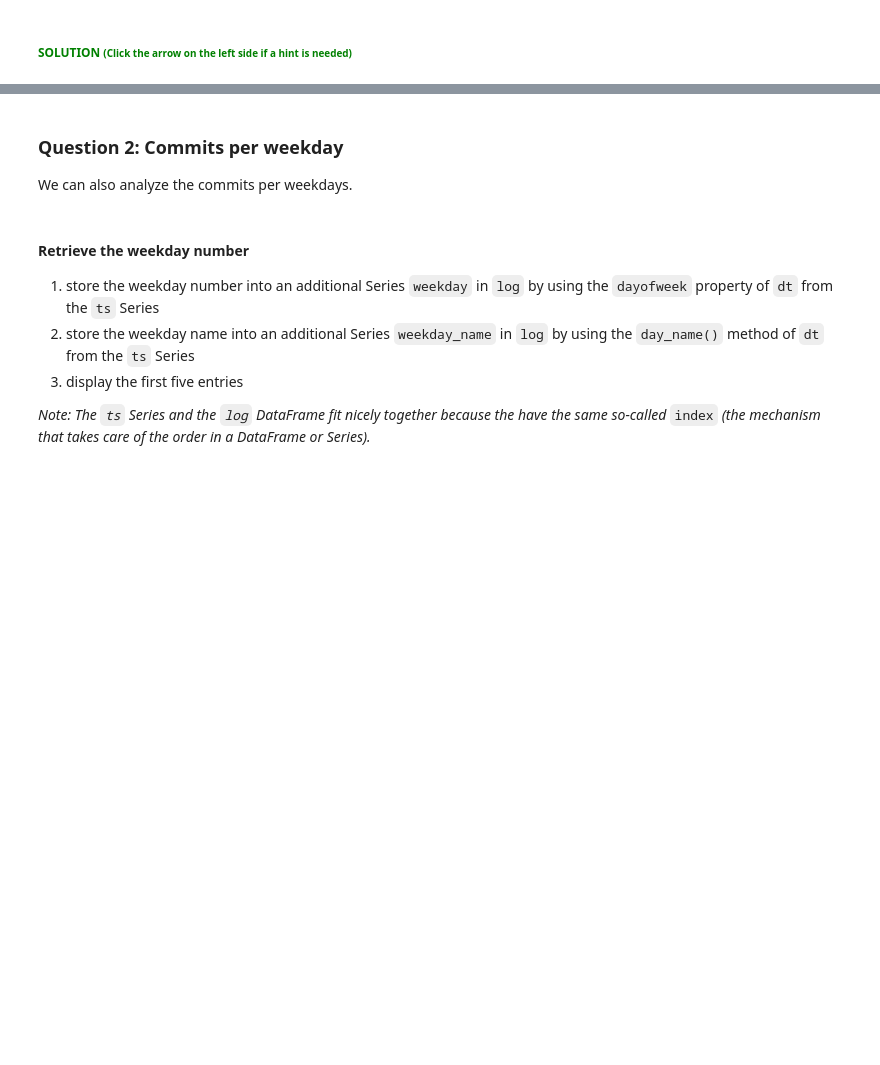
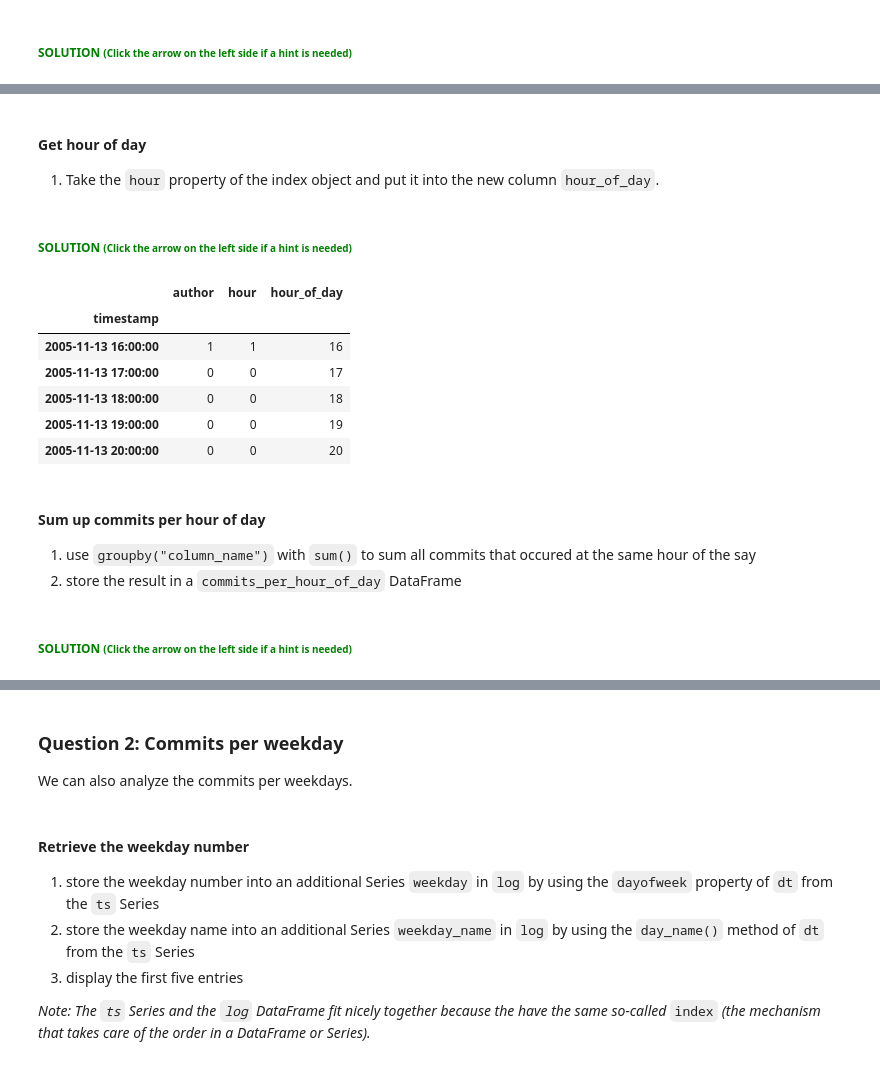
Before and after one commit to feststelltaste/software-analytics-workshop-guided, a Jupyter notebook: tutorial/20 Time Series and Grouping.ipynb, the cells around one changed output, grey strips where cells are left out. Drawn from its saved outputs; the diff is of its cells as text; code cells hidden in the pictures; blank space fills up the shorter version.

```diff
--- a/tutorial/20 Time Series and Grouping.ipynb
+++ b/tutorial/20 Time Series and Grouping.ipynb
@@ -187,0 +196,3 @@ ax.set_ylabel("Number of Commits");
+# %%
+sample = log.sample(50)
+sample.head()
@@ -187,0 +241,22 @@ ax.set_ylabel("Number of Commits");
+# %% [markdown]
+#### Get hour of day
+1. Take the `hour` property of the index object and put it into the new column `hour_of_day`.
+# %% [markdown]
+###### <span style="color:green;">SOLUTION <small>(Click the arrow on the left side if a hint is needed)</small></span>
+# %%
+hourly_commits['hour_of_day'] = hourly_commits.index.hour
+hourly_commits.head()
+# %% [output]
+|  | author | hour | hour_of_day |
+| timestamp |  |  |  |
+| 2005-11-13 16:00:00 | 1 | 1 | 16 |
+| 2005-11-13 17:00:00 | 0 | 0 | 17 |
+| 2005-11-13 18:00:00 | 0 | 0 | 18 |
+| 2005-11-13 19:00:00 | 0 | 0 | 19 |
+| 2005-11-13 20:00:00 | 0 | 0 | 20 |
+# %% [markdown]
+#### Sum up commits per hour of day
+1. use `groupby("column_name")` with `sum()` to sum all commits that occured at the same hour of the say
+1. store the result in a `commits_per_hour_of_day` DataFrame
+# %% [markdown]
+###### <span style="color:green;">SOLUTION <small>(Click the arrow on the left side if a hint is needed)</small></span>
```
Also changed, not shown: parts of 25 cells of this notebook.
